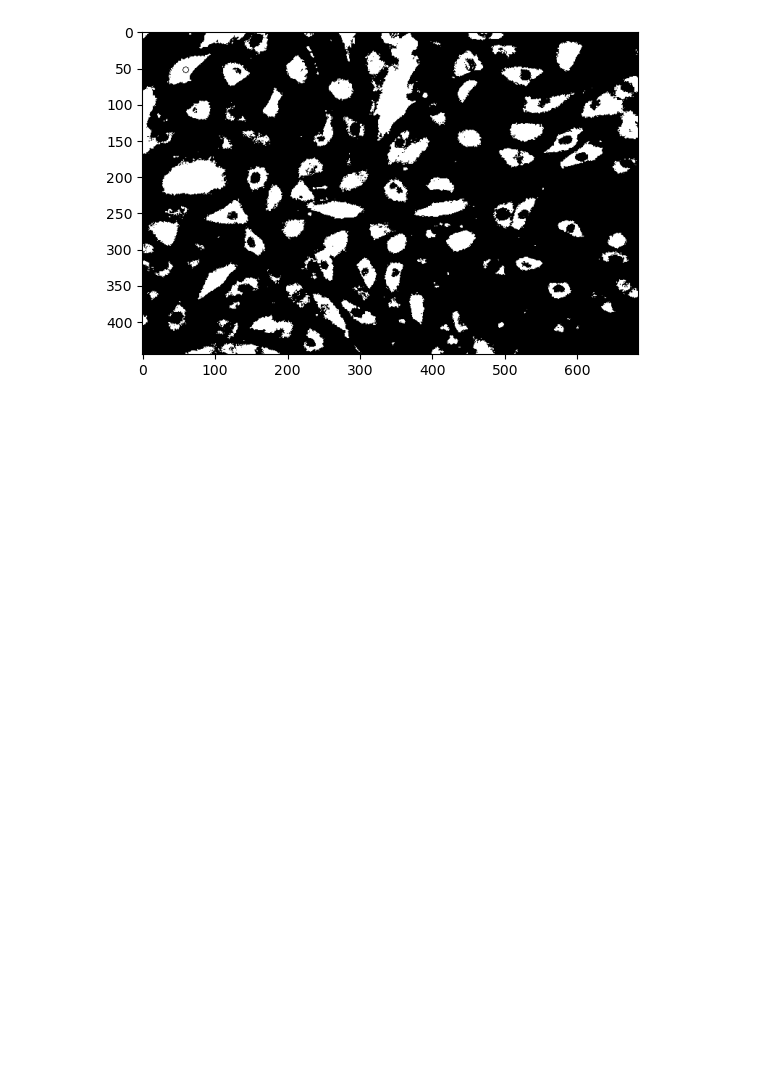
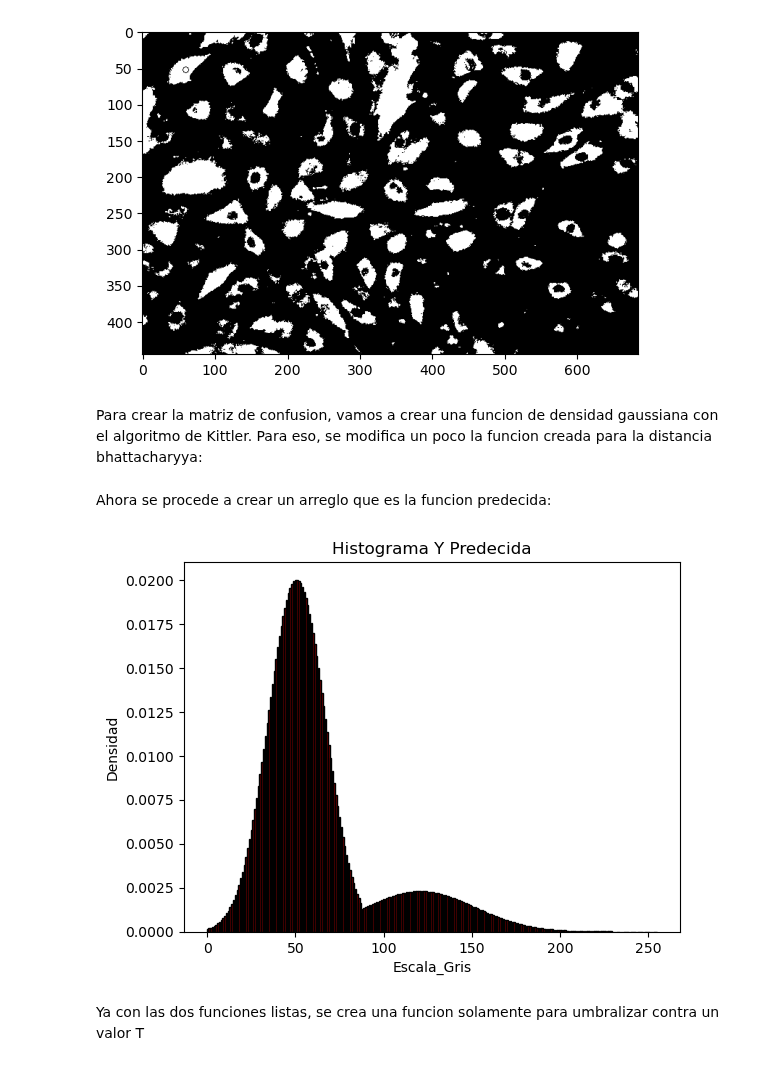
Before and after one commit to YoksanVC/TEC_DataScienceCert, a Jupyter notebook: Module_3_Estadistica_CienciaDatos/Trabajo_Practico_0_Kittler/Trabajo_Practico_0_Kittler.ipynb, the cells around one changed output. Saved outputs shown, nothing was run; the diff lists cells and outputs as text; code cells hidden in the pictures; blank space fills up the shorter version.

Commit message:
Progress with 3 func Kittler

```diff
--- a/Module_3_Estadistica_CienciaDatos/Trabajo_Practico_0_Kittler/Trabajo_Practico_0_Kittler.ipynb
+++ b/Module_3_Estadistica_CienciaDatos/Trabajo_Practico_0_Kittler/Trabajo_Practico_0_Kittler.ipynb
@@ -613,3 +614,34 @@ plt.show()
 El T optimo calculado es T=88
 Imagen umbralizada:
 [figure]
+# %% [markdown]
+Para crear la matriz de confusion, vamos a crear una funcion de densidad gaussiana con el algoritmo de Kittler. Para eso, se modifica un poco la funcion creada para la distancia bhattacharyya:
+# %%
+def modelo_kittler(T_kittler, arr_size, histograma):
+    # Calcular los momentos estadisticos:
+    P_1,P_2,m_1,m_2,var_1,var_2 = calcular_momentos_estadisticos(T_kittler,histograma)
+
+    # Crear arreglos de valores x para evaluar en las funciones de densidad
+    x1 = np.arange(0,T_kittler)
+    x2 = np.arange(T_kittler,arr_size)
+
+    # Creando ambas funciones de densidad de probabilidad con los parametros previamente calculados
+    prod_dens_1 = gaus_den_func(P_1,x1,m_1,torch.sqrt(torch.tensor(var_1)))
+    prod_dens_2 = gaus_den_func(P_2,x2,m_2,torch.sqrt(torch.tensor(var_2)))
+
+    # Creando la funcion de densidad Kittler
+    kittler = np.concatenate((prod_dens_1.numpy(),prod_dens_2.numpy()),axis=None)
+
+    return kittler
+# %% [markdown]
+Ahora se procede a crear un arreglo que es la funcion predecida:
+# %%
+T_optimo3 = 88
+y_pred = modelo_kittler(T_optimo3,hist_norm_imagen2.size,hist_norm_imagen2)
+# %%
+# Analizando la respuesta predecida
+plot_bar(bins_imagen2,y_pred,"Escala_Gris","Densidad","Histograma Y Predecida")
+# %% [output]
+[figure, added]
+# %% [markdown]
+Ya con las dos funciones listas, se crea una funcion solamente para umbralizar contra un valor T
```
Also changed, not shown: parts of 19 cells of this notebook.
